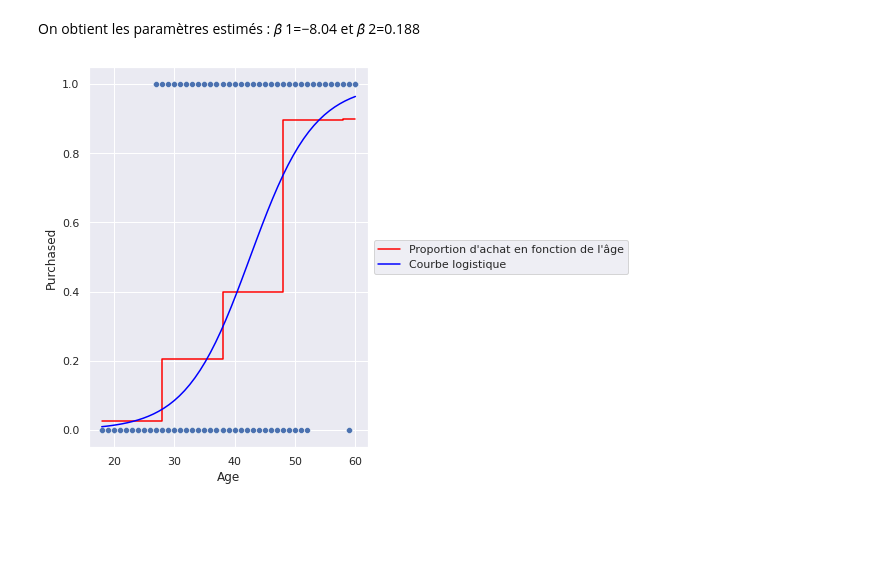
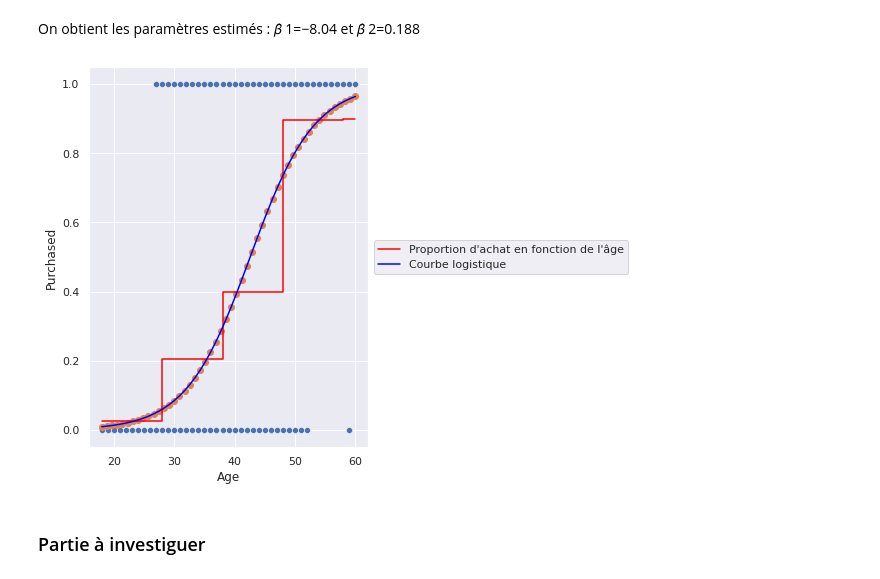
Before and after one commit to fatimaoc/Iphone_logistique2, a Jupyter notebook: iphone_data-Copy1.ipynb, the cells around one changed output. Drawn from its saved outputs; the diff is of its cells as text; code cells hidden in the pictures; blank space fills up the shorter version.

```diff
--- a/iphone_data-Copy1.ipynb
+++ b/iphone_data-Copy1.ipynb
@@ -330,13 +340,15 @@ reg_log = pd.DataFrame(data={'Age': x, 'prop_purchased': y})
 # %%
 plt.figure(figsize=(5,7))
 ax = sns.scatterplot(x="Age", y="Purchased", data=df)
 plt.plot(prop_purchased['Age'], prop_purchased['prop_purchased'], color='red', label="Proportion d'achat en fonction de l'âge" )
 plt.plot(reg_log['Age'], reg_log['prop_purchased'], color='blue', label='Courbe logistique')
+plt.scatter(x, y)
 ax.legend(loc='center left', bbox_to_anchor=(1, 0.5))
 plt.show()
-#faire un scater.plot avec toutes les données
 # %% [output]
-[figure, old version]
+[figure, new version]
+# %% [markdown]
+### Partie à investiguer
 # %%
 # df['cl_Salaire'] = pd.cut(df['EstimatedSalary'], bins = np.arange(10000,160000,10000), right=False)
 # prop = pd.crosstab(df['cl_Salaire'], df['Purchased'], normalize='index')
```
Also changed, not shown: parts of 11 cells of this notebook.
